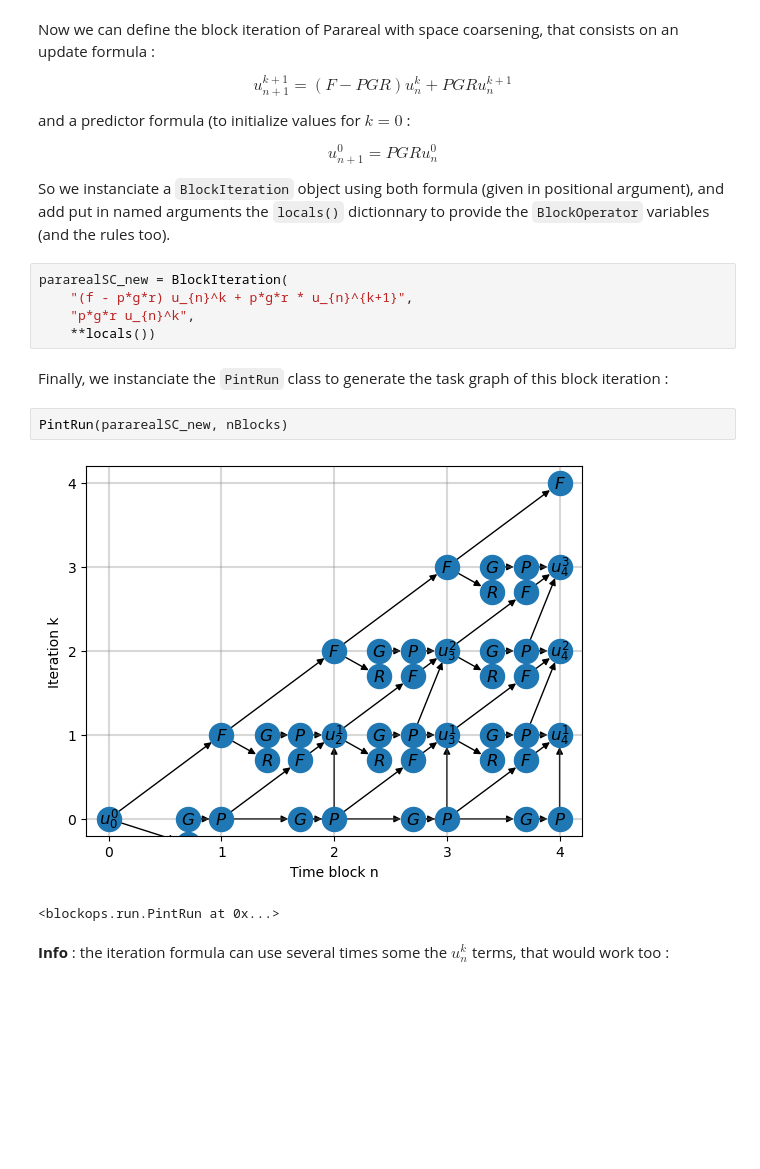
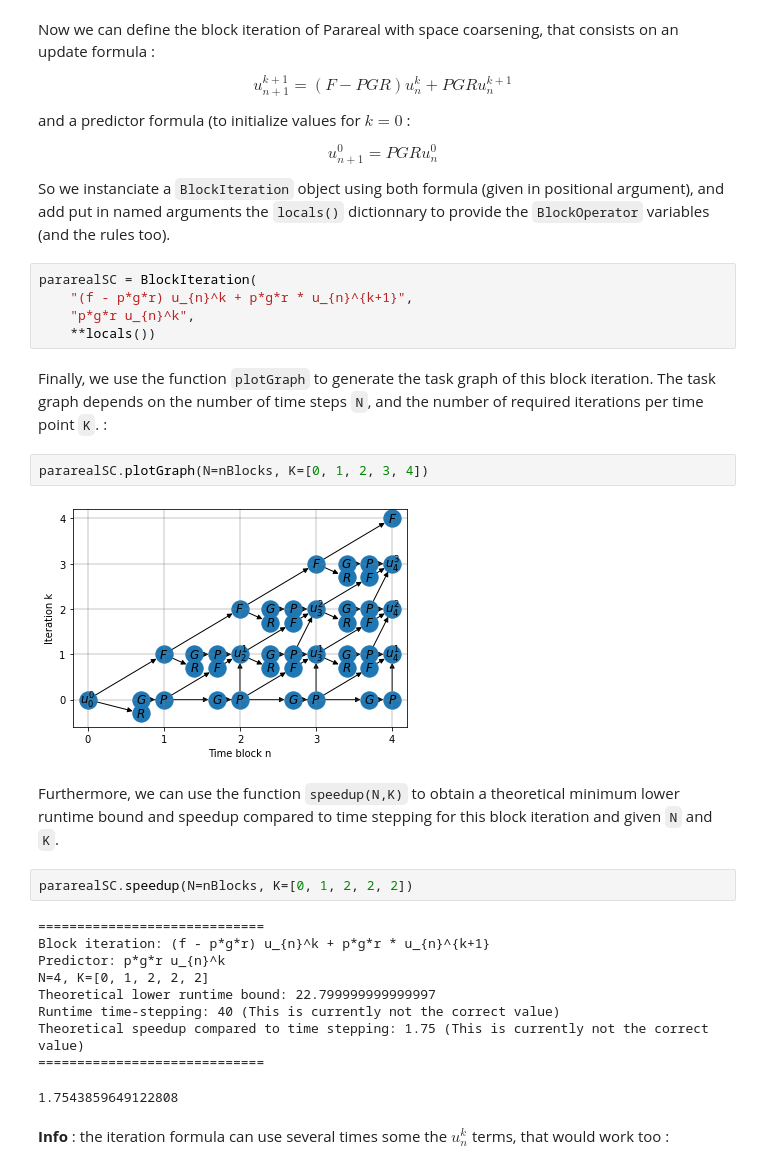
Before and after one commit to Parallel-in-Time/time4apint, a Jupyter notebook: notebook/01_baseTuto.ipynb, the cells around one changed output. Saved outputs shown, nothing was run; the diff lists cells and outputs as text; blank space fills up the shorter version.

Commit message:
added function for speedup, bugfix

```diff
--- a/notebook/01_baseTuto.ipynb
+++ b/notebook/01_baseTuto.ipynb
@@ -28,17 +28,30 @@ $$u_{n+1}^{0} = PGR u_{n}^{0}$$
 
 So we instanciate a `BlockIteration` object using both formula (given in positional argument), and add put in named arguments the `locals()` dictionnary to provide the `BlockOperator` variables (and the rules too).
 # %%
-pararealSC_new = BlockIteration(
+pararealSC = BlockIteration(
     "(f - p*g*r) u_{n}^k + p*g*r * u_{n}^{k+1}",
     "p*g*r u_{n}^k",
     **locals())
 # %% [markdown]
-Finally, we instanciate the `PintRun` class to generate the task graph of this block iteration :
+Finally, we use the function `plotGraph` to generate the task graph of this block iteration. The task graph depends on the number of time steps `N`, and the number of required iterations per time point `K`. :
 # %%
-PintRun(pararealSC_new, nBlocks)
+pararealSC.plotGraph(N=nBlocks, K=[0, 1, 2, 3, 4])
 # %% [output]
-[figure, old version]
+[figure, new version]
-<blockops.run.PintRun at 0x...>
+# %% [markdown]
+Furthermore, we can use the function `speedup(N,K)` to obtain a theoretical minimum lower runtime bound and speedup compared to time stepping for this block iteration and given `N` and `K`.
+# %%
+pararealSC.speedup(N=nBlocks, K=[0, 1, 2, 2, 2])
+# %% [output]
+=============================
+Block iteration: (f - p*g*r) u_{n}^k + p*g*r * u_{n}^{k+1}
+Predictor: p*g*r u_{n}^k
+N=4, K=[0, 1, 2, 2, 2]
+Theoretical lower runtime bound: 22.799999999999997
+Runtime time-stepping: 40 (This is currently not the correct value)
+Theoretical speedup compared to time stepping: 1.75 (This is currently not the correct value)
+=============================
+1.7543859649122808
 # %% [markdown]
 **Info** : the iteration formula can use several times some the $u_{n}^{k}$ terms, that would work too :
 # %%
```
Also changed, not shown: parts of 5 cells of this notebook, 6 other files.
